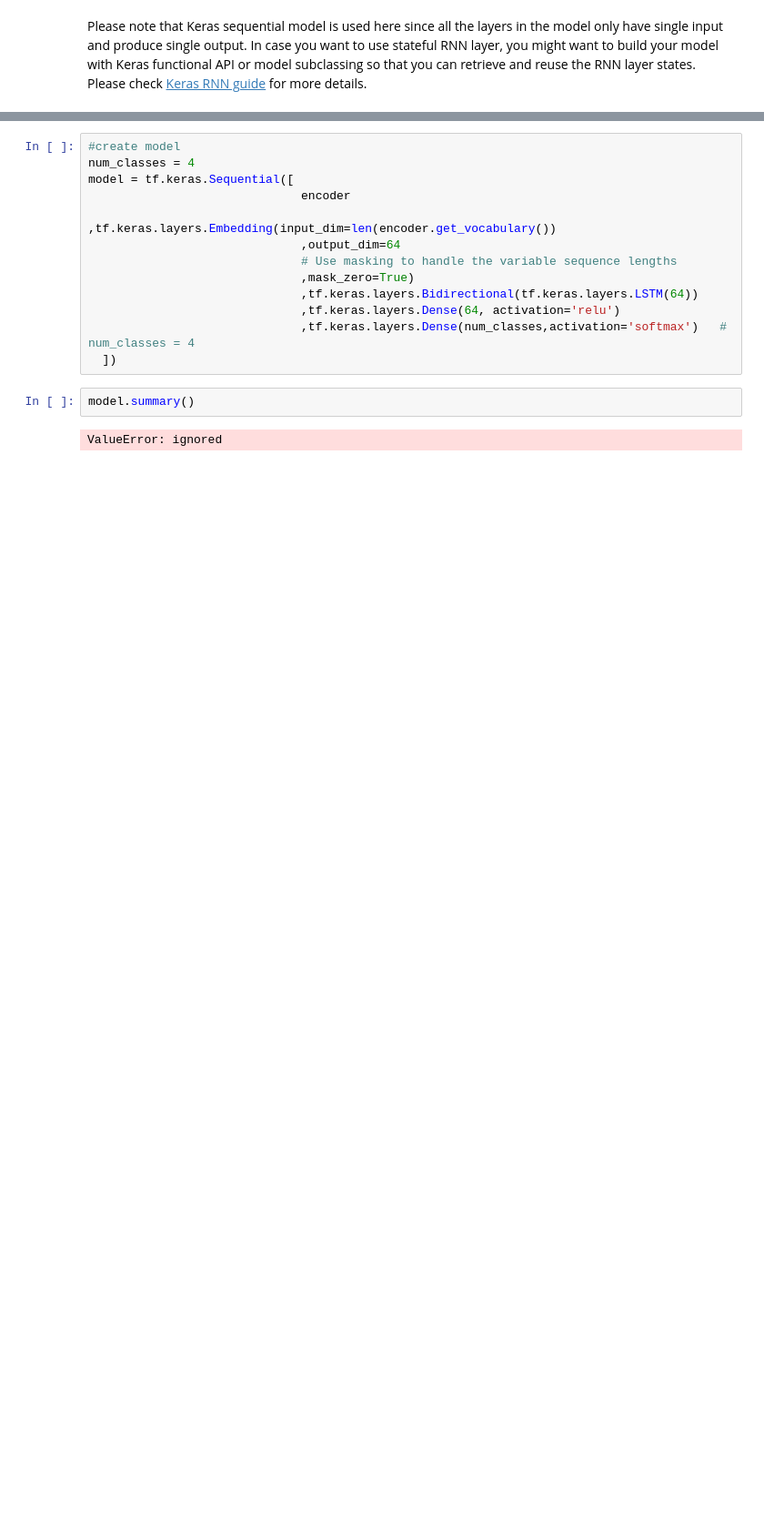
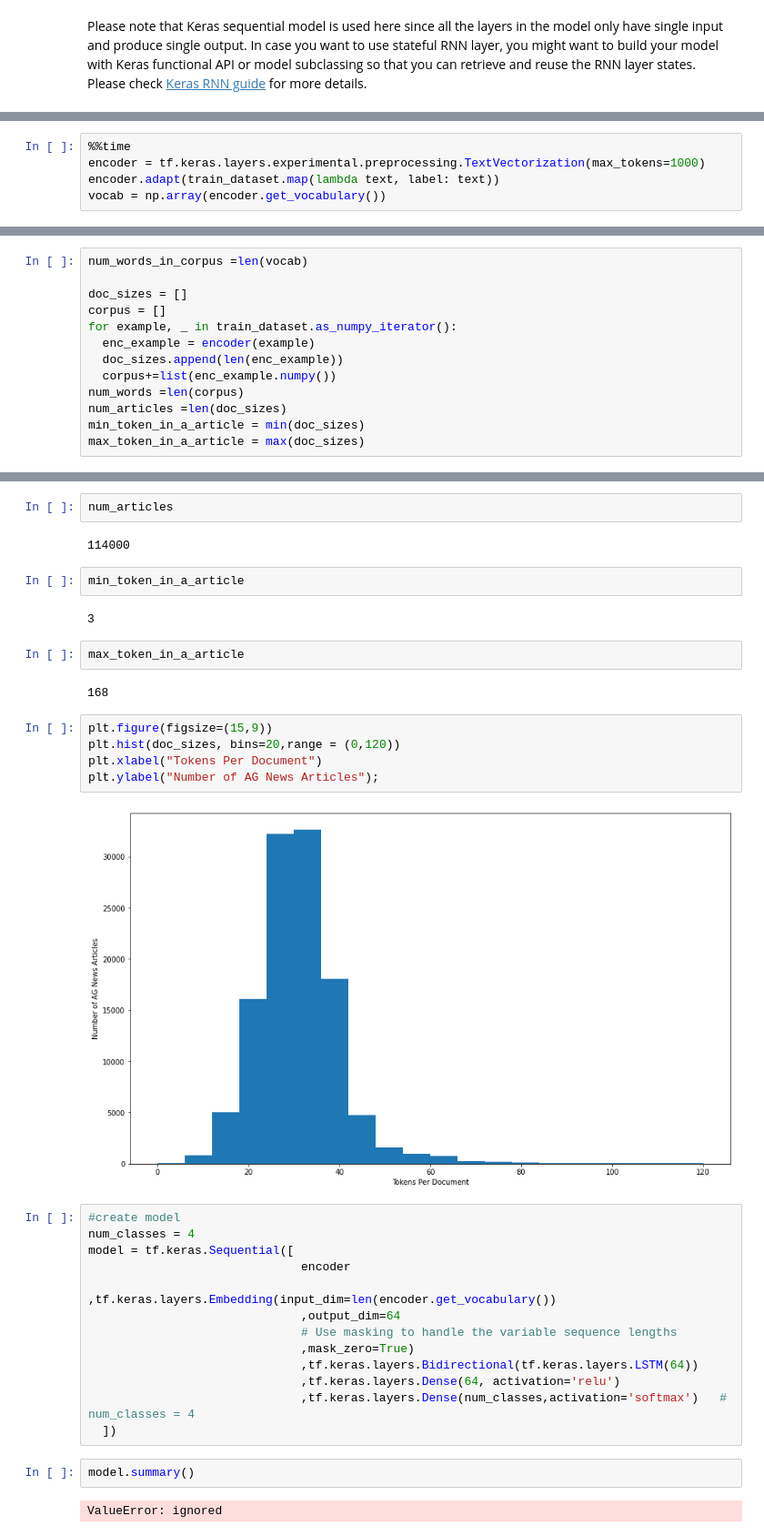
Before and after one commit to xixilili/MSDS_458_Public, a Jupyter notebook: MSDS458_Assignment_03/MSDS458_Assignment_03_ExprimentA.ipynb, the cells around one changed output, grey strips where cells are left out. Shown at 91% size. Saved outputs shown, nothing was run; the diff lists cells and outputs as text; blank space fills up the shorter version.

Commit message:
ExperimentA a

```diff
--- a/MSDS458_Assignment_03/MSDS458_Assignment_03_ExprimentA.ipynb
+++ b/MSDS458_Assignment_03/MSDS458_Assignment_03_ExprimentA.ipynb
@@ -409,0 +426,5 @@ Please note that Keras sequential model is used here since all the layers in the
+# %%
+%%time
+encoder = tf.keras.layers.experimental.preprocessing.TextVectorization(max_tokens=1000)
+encoder.adapt(train_dataset.map(lambda text, label: text))
+vocab = np.array(encoder.get_vocabulary())
@@ -409,0 +446,13 @@ Please note that Keras sequential model is used here since all the layers in the
+# %%
+num_words_in_corpus =len(vocab)
+
+doc_sizes = []
+corpus = []
+for example, _ in train_dataset.as_numpy_iterator():
+  enc_example = encoder(example)
+  doc_sizes.append(len(enc_example))
+  corpus+=list(enc_example.numpy())
+num_words =len(corpus)
+num_articles =len(doc_sizes)
+min_token_in_a_article = min(doc_sizes)
+max_token_in_a_article = max(doc_sizes)
@@ -410,3 +467,22 @@ Please note that Keras sequential model is used here since all the layers in the
+# %%
+num_articles
+# %% [output]
+114000
+# %%
+min_token_in_a_article
+# %% [output]
+3
+# %%
+max_token_in_a_article
+# %% [output]
+168
+# %%
+plt.figure(figsize=(15,9))
+plt.hist(doc_sizes, bins=20,range = (0,120))
+plt.xlabel("Tokens Per Document")
+plt.ylabel("Number of AG News Articles");
+# %% [output]
+[figure, added]
 # %%
 #create model
 num_classes = 4
```
Also changed, not shown: parts of 10 cells of this notebook.
